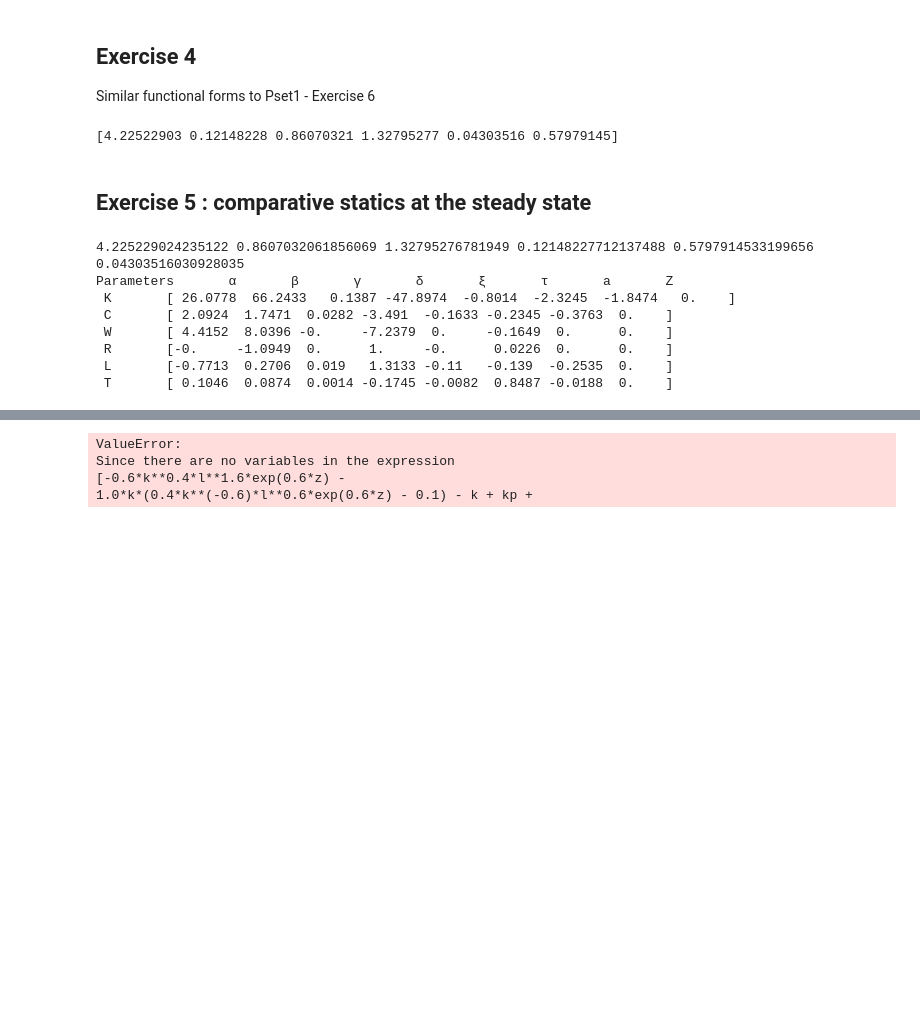
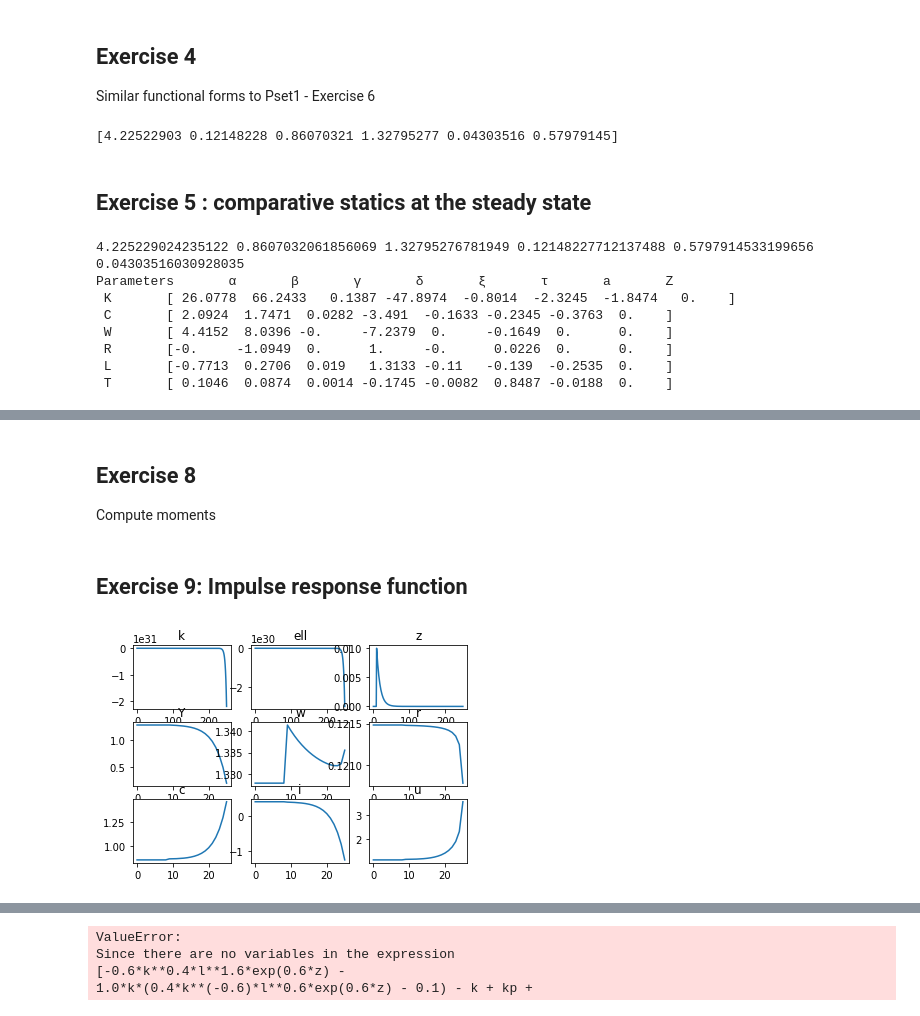
Before and after one commit to jeannesorin/BootCamp2019, a Jupyter notebook: ProblemSets/Econ/Week3/Pset_Linear1.ipynb, the cells around one changed output, grey strips where cells are left out. Cells and saved outputs as stored; diff of their text form; code cells hidden in the pictures; blank space fills up the shorter version.

```diff
--- a/ProblemSets/Econ/Week3/Pset_Linear1.ipynb
+++ b/ProblemSets/Econ/Week3/Pset_Linear1.ipynb
@@ -246,0 +641,80 @@ Parameters       α       β       γ       δ       ξ       τ       a       Z
+# %% [markdown]
+## Exercise 8
+
+Compute moments
+# %% [markdown]
+## Exercise 9: Impulse response function
+# %%
+# set number of observations
+nobs = 250
+
+# create a history of z's using equation (7)
+zhist = np.zeros(nobs+1)
+#epshist = sigma*np.random.normal(0., 1., nobs+1)
+epshist = np.zeros(nobs+1)
+epshist[9] = sigma
+zhist[0] = epshist[0]
+for t in range(1,nobs+1):
+    zhist[t] = rho*zhist[t-1] + epshist[t]
+
+# LinApp_SSL requires that Zhist be a 2-dimensional array
+Zhist = np.reshape(zhist, (nobs+1, 1))
+
+# Linapp_SSL also requires that starting values be arrays
+k0 = np.array([[kbar]])
+ell0 = np.array([[ellbar]])
+
+# create a history of k's and ell's using LinApp_SSL
+khist, ellhist =  LinApp_SSL(k0, Zhist ,XYbar, logX, PP, QQ, RR, SS)
+
+# create histories of remaining variables
+Yhist = np.zeros(nobs)
+whist = np.zeros(nobs)
+rhist = np.zeros(nobs)
+Thist = np.zeros(nobs)
+chist = np.zeros(nobs)
+ihist = np.zeros(nobs)
+uhist = np.zeros(nobs)
+for t in range(0,nobs):
+    Yhist[t], whist[t], rhist[t], Thist[t], chist[t], ihist[t], uhist[t] = \
+        Modeldefs(khist[t+1], khist[t], ellhist[t], zhist[t], params)
+
+# delete last observation
+khist = khist[0:nobs]
+zhist = zhist[0:nobs]
+ellhist = ellhist[0:nobs]
+
+# plot time series
+time = range(0, nobs)
+
+fig = plt.figure()
+plt.subplot(3,3,1)
+plt.plot(time, khist, label='k')
+plt.title('k')
+plt.subplot(3,3,2)
+plt.plot(time, ellhist, label='ell')
+plt.title('ell')
+plt.subplot(3,3,3)
+plt.plot(time, zhist, label='z')
+plt.title('z')
+plt.subplot(3,3,4)
+plt.plot(time, Yhist, label='Y')
+plt.title('Y')
+plt.subplot(3,3,5)
+plt.plot(time, whist, label='w')
+plt.title('w')
+plt.subplot(3,3,6)
+plt.plot(time, rhist, label='r')
+plt.title('r')
+plt.subplot(3,3,7)
+plt.plot(time, chist, label='c')
+plt.title('c')
+plt.subplot(3,3,8)
+plt.plot(time, ihist, label='i')
+plt.title('i')
+plt.subplot(3,3,9)
+plt.plot(time, uhist, label='u')
+plt.title('u')
+plt.show()
+# %% [output]
+[figure, added]
```
Also changed, not shown: parts of 15 cells of this notebook, 10 other files.
